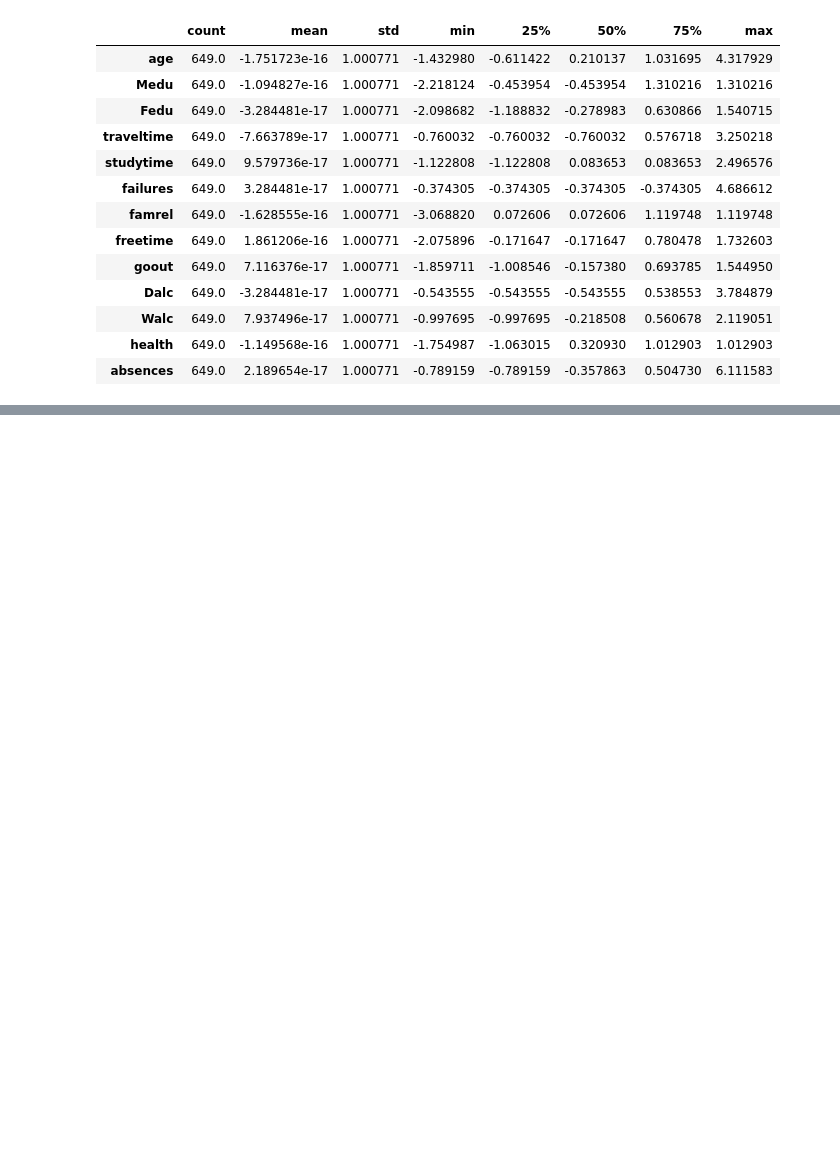
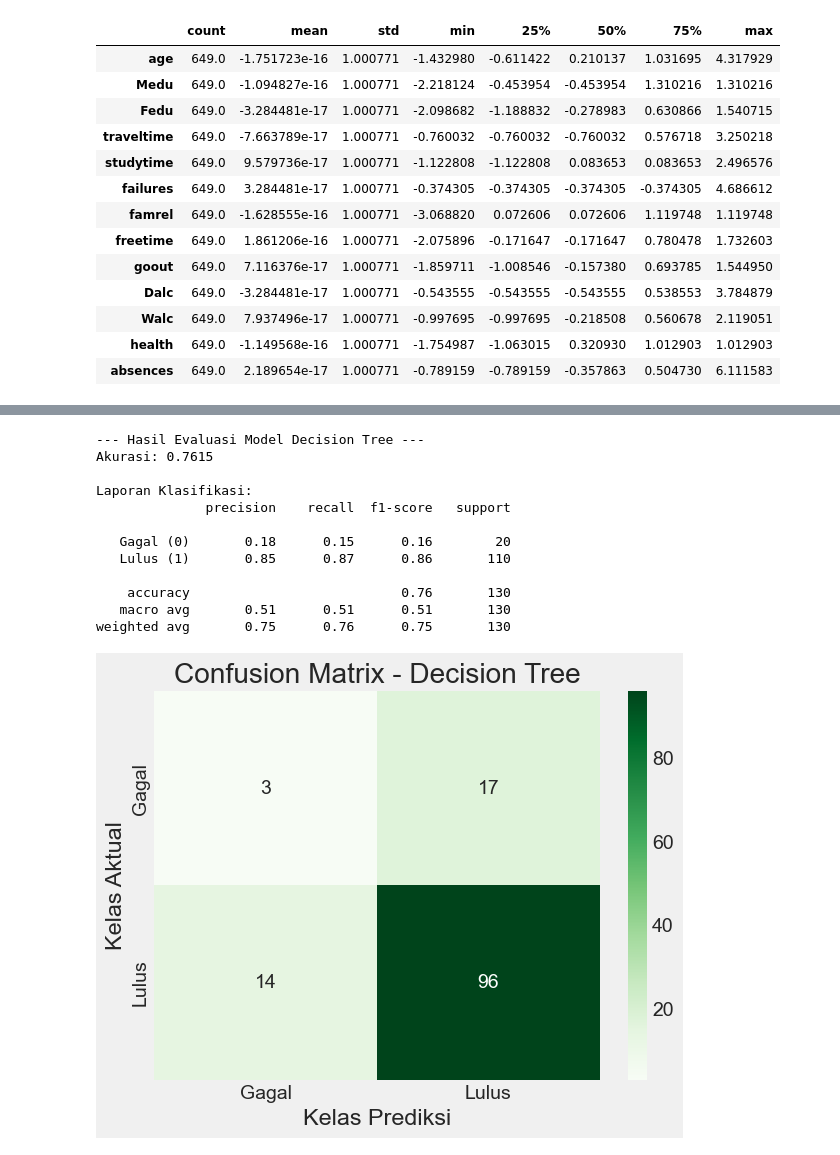
Before and after one commit to ZulfRizz/Kuliah-Penambangan-Data, a Jupyter notebook: pendat/pra_UAS.ipynb, the cells around one changed output, grey strips where cells are left out. Saved outputs shown, nothing was run; the diff lists cells and outputs as text; code cells hidden in the pictures; blank space fills up the shorter version.

```diff
--- a/pendat/pra_UAS.ipynb
+++ b/pendat/pra_UAS.ipynb
@@ -383,0 +476,41 @@ Ringkasan statistik setelah standardisasi (perhatikan nilai 'mean' dan 'std'):
+# %%
+# 1. Inisialisasi Model
+# random_state=42 untuk reproduktifitas
+dt_model = DecisionTreeClassifier(random_state=42)
+
+# 2. Latih Model
+dt_model.fit(X_train, y_train)
+
+# 3. Lakukan Prediksi
+y_pred_dt = dt_model.predict(X_test)
+
+# 4. Evaluasi Model
+print("--- Hasil Evaluasi Model Decision Tree ---")
+accuracy_dt = accuracy_score(y_test, y_pred_dt)
+print(f"Akurasi: {accuracy_dt:.4f}")
+print("\nLaporan Klasifikasi:")
+print(classification_report(y_test, y_pred_dt,
+      target_names=['Gagal (0)', 'Lulus (1)']))
+
+# Visualisasi Confusion Matrix
+cm_dt = confusion_matrix(y_test, y_pred_dt)
+sns.heatmap(cm_dt, annot=True, fmt='d', cmap='Greens', xticklabels=[
+            'Gagal', 'Lulus'], yticklabels=['Gagal', 'Lulus'])
+plt.title('Confusion Matrix - Decision Tree')
+plt.ylabel('Kelas Aktual')
+plt.xlabel('Kelas Prediksi')
+plt.show()
+# %% [output]
+--- Hasil Evaluasi Model Decision Tree ---
+Akurasi: 0.7615
+
+Laporan Klasifikasi:
+              precision    recall  f1-score   support
+
+   Gagal (0)       0.18      0.15      0.16        20
+   Lulus (1)       0.85      0.87      0.86       110
+
+    accuracy                           0.76       130
+   macro avg       0.51      0.51      0.51       130
+weighted avg       0.75      0.76      0.75       130
+[figure, added]
```
Also changed, not shown: parts of 10 cells of this notebook.
